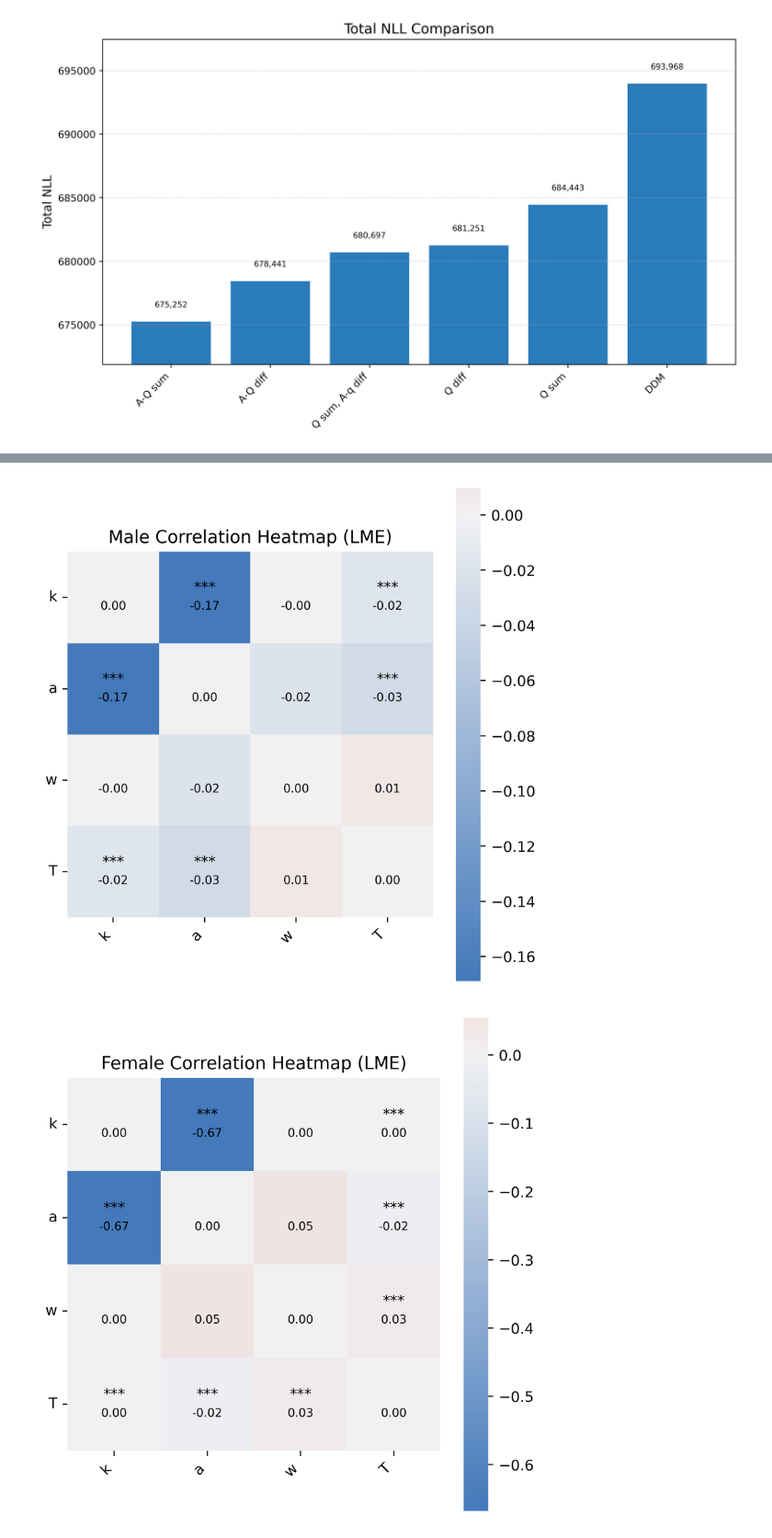
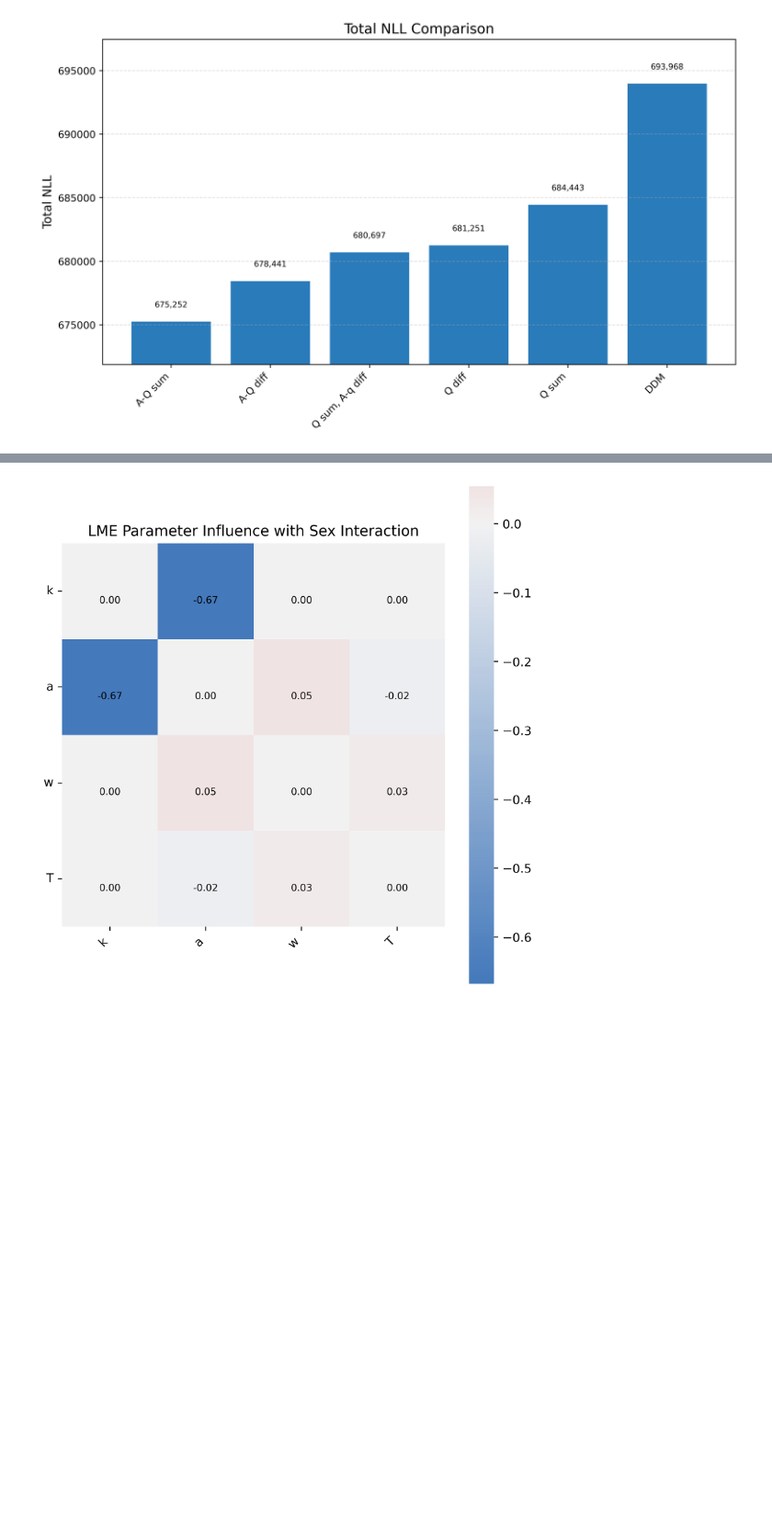
Before and after one commit to Zhenlong-Zhang/RLDDM, a Jupyter notebook: c4_Model_comprasion_correlation.ipynb, the cells around one changed output, grey strips where cells are left out. Shown: that part at 92% size. Drawn from its saved outputs; the diff is of its cells as text; code cells hidden in the pictures; blank space fills up the shorter version.

```diff
--- a/c4_Model_comprasion_correlation.ipynb
+++ b/c4_Model_comprasion_correlation.ipynb
@@ -121,5 +119,4 @@ plot_param_correlation_heatmap_lme('init.csv', param_list)
 # %%
-plot_param_correlation_heatmap_lme('choice.csv', param_list)
+plot_param_correlation_heatmap_with_sex_interaction('choice.csv', param_list)
 # %% [output]
-[figure, old version]
+[figure, new version]
-[figure, removed]
```
Also changed, not shown: parts of 2 cells of this notebook.
